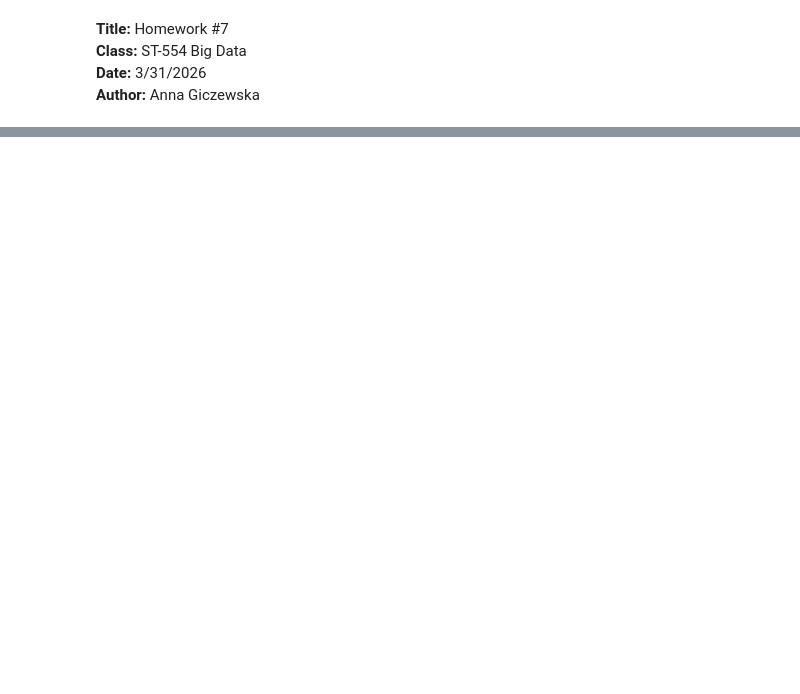
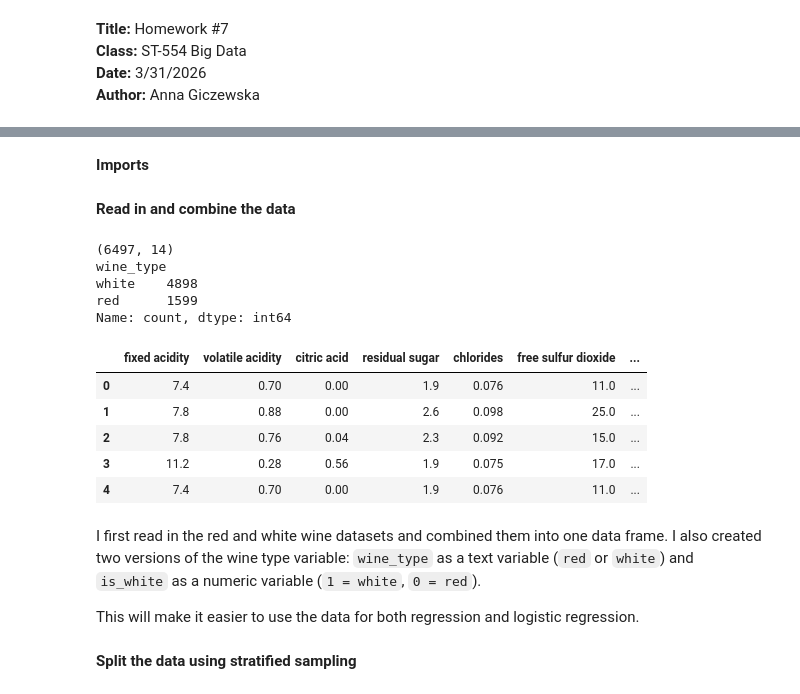
Before and after one commit to whiterabbit077/st554_hw7, a Jupyter notebook: HW7.ipynb, the cells around one changed output, grey strips where cells are left out. Saved outputs shown, nothing was run; the diff lists cells and outputs as text; code cells hidden in the pictures; blank space fills up the shorter version.

```diff
--- a/HW7.ipynb
+++ b/HW7.ipynb
@@ -306,0 +18,2 @@ print(summary.head(20))
+# %% [markdown]
+**Imports**
@@ -306,0 +40,42 @@ print(summary.head(20))
+# %% [markdown]
+**Read in and combine the data**
+# %%
+# read in the two csv files from UCI
+red_url = "https://archive.ics.uci.edu/ml/machine-learning-databases/wine-quality/winequality-red.csv"
+white_url = "https://archive.ics.uci.edu/ml/machine-learning-databases/wine-quality/winequality-white.csv"
+
+red = pd.read_csv(red_url, sep=";")
+white = pd.read_csv(white_url, sep=";")
+
+# create wine type variable
+red["wine_type"] = "red"
+white["wine_type"] = "white"
+
+# combine data
+wine = pd.concat([red, white], ignore_index=True)
+
+# create numeric version too (helpful later)
+wine["is_white"] = (wine["wine_type"] == "white").astype(int)
+
+# basic checks
+print(wine.shape)
+print(wine["wine_type"].value_counts())
+wine.head()
+# %% [output]
+(6497, 14)
+wine_type
+white    4898
+red      1599
+Name: count, dtype: int64
+|  | fixed acidity | volatile acidity | citric acid | residual sugar | chlorides | free sulfur dioxide | ... |
+| 0 | 7.4 | 0.70 | 0.00 | 1.9 | 0.076 | 11.0 | ... |
+| 1 | 7.8 | 0.88 | 0.00 | 2.6 | 0.098 | 25.0 | ... |
+| 2 | 7.8 | 0.76 | 0.04 | 2.3 | 0.092 | 15.0 | ... |
+| 3 | 11.2 | 0.28 | 0.56 | 1.9 | 0.075 | 17.0 | ... |
+| 4 | 7.4 | 0.70 | 0.00 | 1.9 | 0.076 | 11.0 | ... |
+# %% [markdown]
+I first read in the red and white wine datasets and combined them into one data frame. I also created two versions of the wine type variable: `wine_type` as a text variable (`red` or `white`) and `is_white` as a numeric variable (`1 = white`, `0 = red`).
+
+This will make it easier to use the data for both regression and logistic regression.
+# %% [markdown]
+**Split the data using stratified sampling**
```
Also changed, not shown: parts of 62 cells of this notebook.
